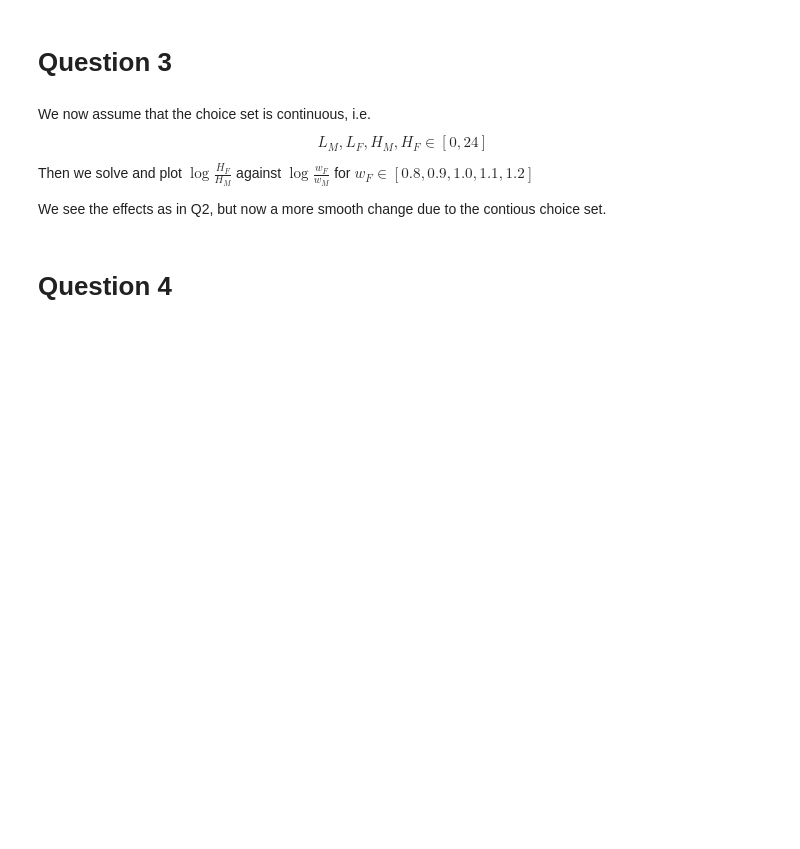
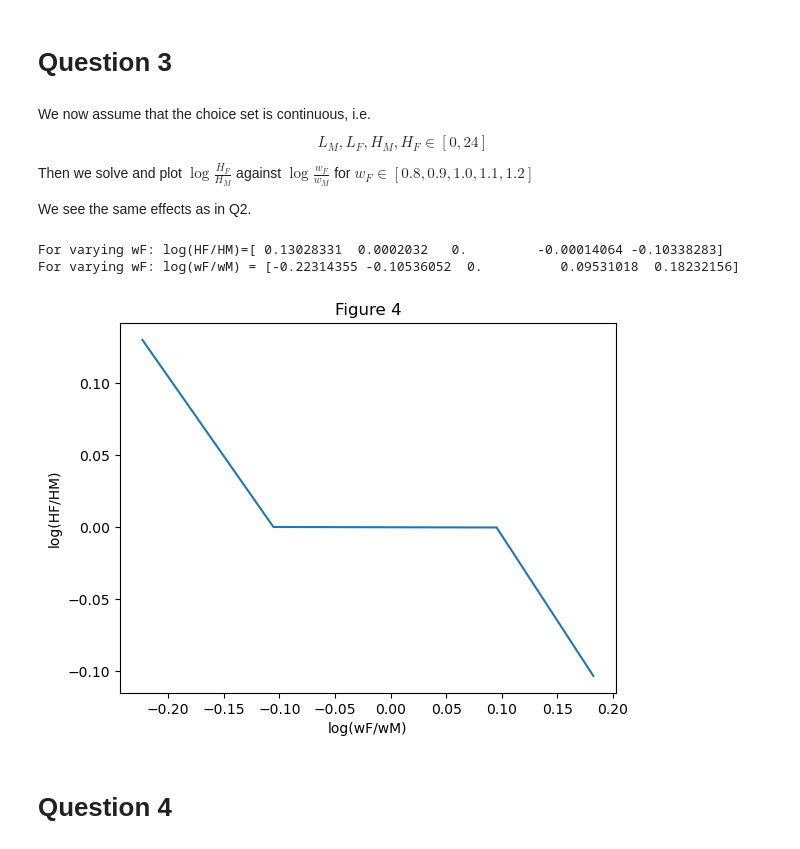
Before and after one commit to tkm454/illum_rep, a Jupyter notebook: inauguralproject.ipynb, the cells around one changed output. Saved outputs shown, nothing was run; the diff lists cells and outputs as text; code cells hidden in the pictures; blank space fills up the shorter version.

```diff
--- a/inauguralproject.ipynb
+++ b/inauguralproject.ipynb
@@ -170,25 +175,33 @@ $$
 
 Then we solve and plot $\log \frac{H_F}{H_M}$ against $\log \frac{w_F}{w_M}$ for $w_F \in[0.8,0.9,1.0,1.1,1.2]$
 
-We see the effects as in Q2, but now a more smooth change due to the contious choice set.
+We see the same effects as in Q2.
 # %%
+
+# reset parameters
+model.__init__()
+
 # Solving the continous model
 model.solve_wF_vec()
 
 HFHM = np.log(model.sol.HF_vec/model.sol.HM_vec)
 log_wfwm = np.log((wF_vec)/model.par.wM)
 
-print(HFHM)
-print(log_wfwm)
+print(f'For varying wF: log(HF/HM)={HFHM}')
+print(f'For varying wF: log(wF/wM) = {log_wfwm}')
 
 # Plotting
 fig = plt.figure()
 ax = fig.add_subplot(1,1,1)
 ax.plot(log_wfwm,HFHM)
 
 ax.set_title('Figure 4')
 ax.set_xlabel('log(wF/wM)')
 ax.set_ylabel('log(HF/HM)');
+# %% [output]
+For varying wF: log(HF/HM)=[ 0.13028331  0.0002032   0.         -0.00014064 -0.10338283]
+For varying wF: log(wF/wM) = [-0.22314355 -0.10536052  0.          0.09531018  0.18232156]
+[figure, added]
 # %% [markdown]
 # Question 4
 # %% [markdown]
```
Also changed, not shown: parts of 18 cells of this notebook, 1 other file.
